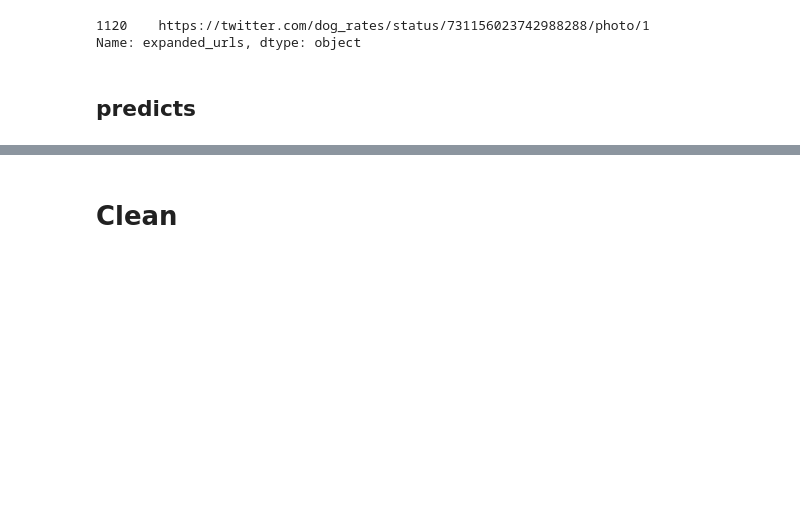
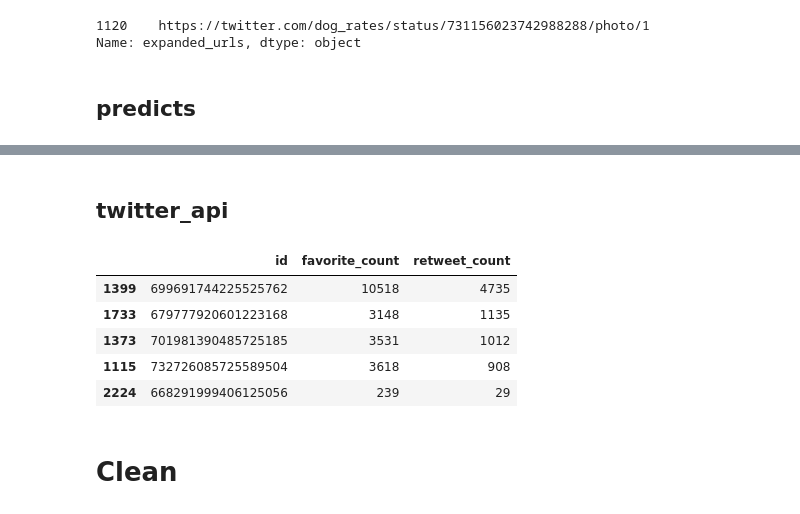
Before and after one commit to jmlam/Ud-Data-Wrangle, a Jupyter notebook: WeRateDogs/weratedogs_project.ipynb, the cells around one changed output, grey strips where cells are left out. Cells and saved outputs as stored; diff of their text form; code cells hidden in the pictures; blank space fills up the shorter version.

```diff
--- a/WeRateDogs/weratedogs_project.ipynb
+++ b/WeRateDogs/weratedogs_project.ipynb
@@ -30,6 +28,9 @@ twitter_archive;
 # %%
 predicts = pd.read_csv('dog_predictions/image-predictions.tsv', sep='\t')
 predicts;
+# %%
+twitter_api = pd.read_csv('twitter_api_data.csv')
+twitter_api;
 # %% [markdown]
 # Assess
 # %% [markdown]
@@ -235,6 +255,17 @@ predicts.sample(5)
 | 1478 | 780601303617732608 | https://pbs.twimg.com/media/CtVAv... | 1 | Saint_Bernard | 0.995143 | True | Cardigan | 0.003044 | True | English_springer | 0.001050 | ... |
 | 275 | 670838202509447168 | https://pbs.twimg.com/media/CU9Ly... | 1 | flamingo | 0.992710 | False | coral_fungus | 0.003491 | False | stinkhorn | 0.001859 | ... |
 | 518 | 676470639084101634 | https://pbs.twimg.com/media/CWNOd... | 1 | golden_retriever | 0.790386 | True | borzoi | 0.022885 | True | dingo | 0.015343 | ... |
+# %% [markdown]
+## twitter_api
+# %%
+twitter_api.sample(5)
+# %% [output]
+|  | id | favorite_count | retweet_count |
+| 1399 | 699691744225525762 | 10518 | 4735 |
+| 1733 | 679777920601223168 | 3148 | 1135 |
+| 1373 | 701981390485725185 | 3531 | 1012 |
+| 1115 | 732726085725589504 | 3618 | 908 |
+| 2224 | 668291999406125056 | 239 | 29 |
 # %% [markdown]
 # Clean
 # %% [markdown]
```
Also changed, not shown: parts of 8 cells of this notebook, 1 other file.
